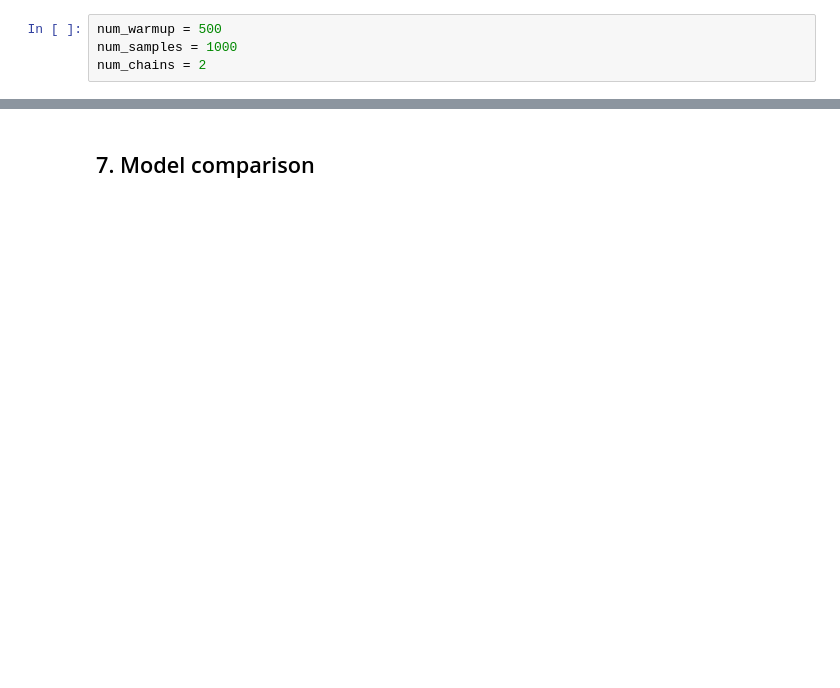
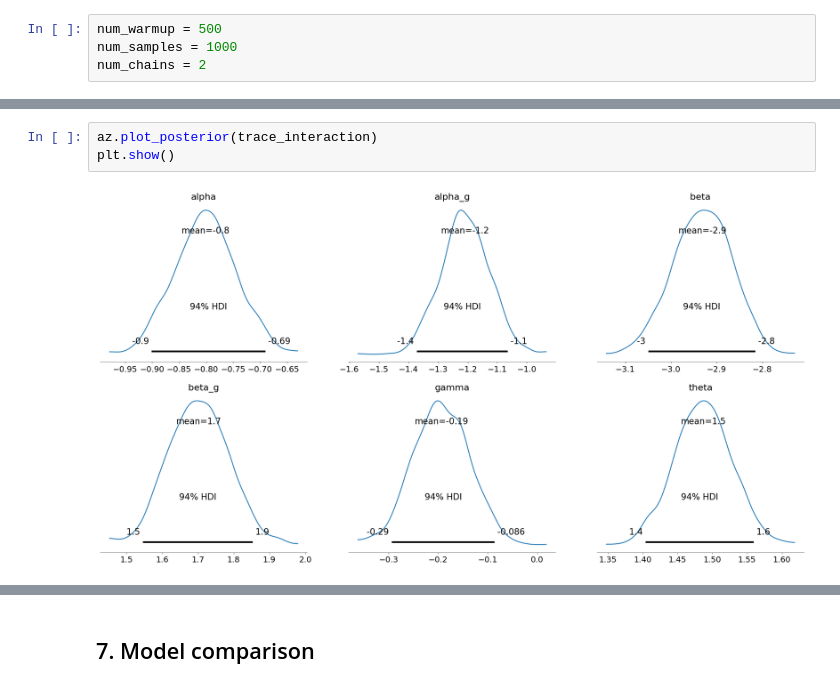
Before and after one commit to uvest/iiccsss_hackathon_topic_4, a Jupyter notebook: example/glmm.ipynb, the cells around one changed output, grey strips where cells are left out. Cells and saved outputs as stored; diff of their text form; blank space fills up the shorter version.

```diff
--- a/example/glmm.ipynb
+++ b/example/glmm.ipynb
@@ -306,0 +389,5 @@ sum_fit_interaction
+# %%
+az.plot_posterior(trace_interaction)
+plt.show()
+# %% [output]
+[figure, added]
```
Also changed, not shown: parts of 47 cells of this notebook.
